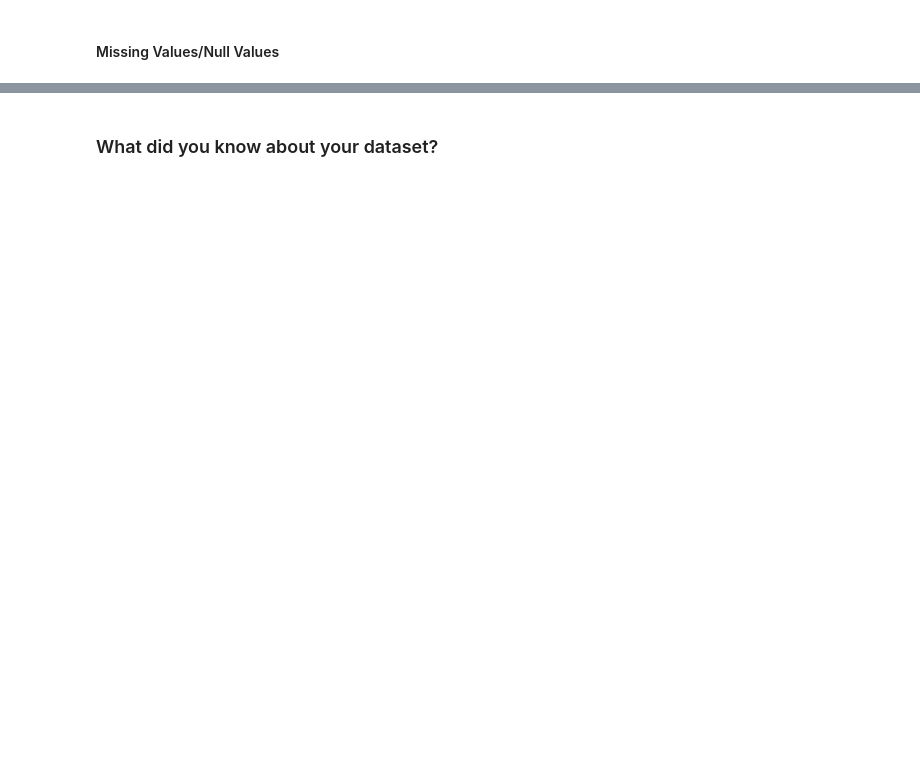
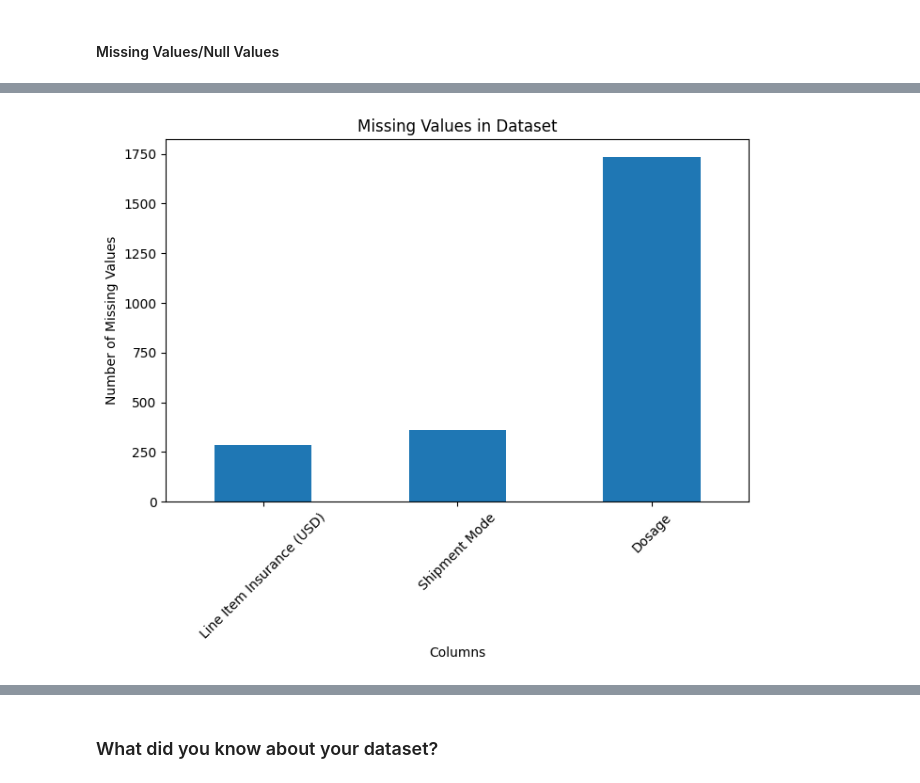
Before and after one commit to Sneha8126/Sneha-copy-of-Sample-ML-Submission-Template, a Jupyter notebook: Sneha_copy_of_Sample_ML_Submission_Template.ipynb, the cells around one changed output, grey strips where cells are left out. Drawn from its saved outputs; the diff is of its cells as text; code cells hidden in the pictures; blank space fills up the shorter version.

```diff
--- a/Sneha_copy_of_Sample_ML_Submission_Template.ipynb
+++ b/Sneha_copy_of_Sample_ML_Submission_Template.ipynb
@@ -131,0 +176,17 @@ df.head()
+# %%
+# Visualizing the missing values
+# Count missing values
+missing = df.isnull().sum()
+missing = missing[missing > 0]
+
+# Plot
+plt.figure(figsize=(8,5))
+missing.sort_values().plot(kind='bar')
+
+plt.title('Missing Values in Dataset')
+plt.xlabel('Columns')
+plt.ylabel('Number of Missing Values')
+plt.xticks(rotation=45)
+plt.show()
+# %% [output]
+[figure, added]
```
Also changed, not shown: parts of 12 cells of this notebook.
